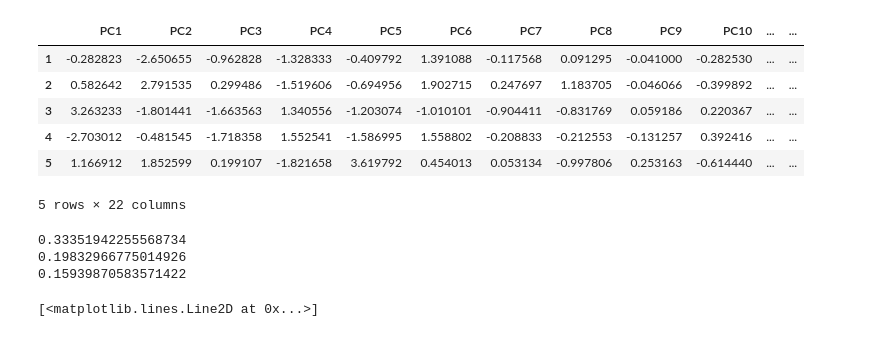
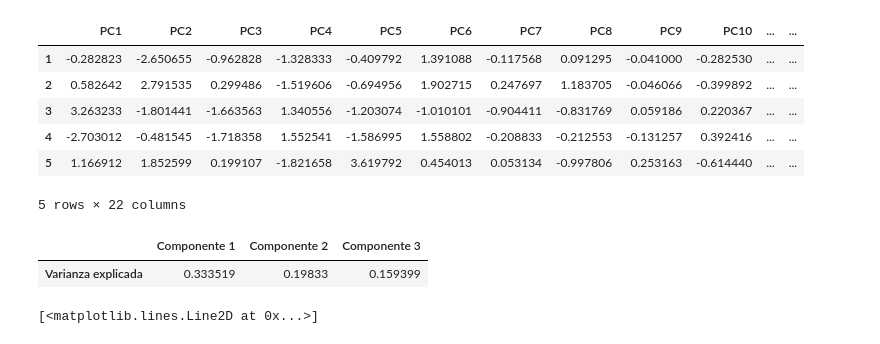
Before and after one commit to arantzaghg/lab_aprendizaje_estadistico, a Jupyter notebook: Tarea PCA- Arantza Gomez Haro Gamboa.ipynb, the cells around one changed output. Cells and saved outputs as stored; diff of their text form; code cells hidden in the pictures.

```diff
--- a/Tarea PCA- Arantza Gomez Haro Gamboa.ipynb
+++ b/Tarea PCA- Arantza Gomez Haro Gamboa.ipynb
@@ -87,13 +87,15 @@ x_components.head()
 | 5 | 1.166912 | 1.852599 | 0.199107 | -1.821658 | 3.619792 | 0.454013 | 0.053134 | -0.997806 | 0.253163 | -0.614440 | ... | ... |
 5 rows × 22 columns
 # %%
-print(objeto_pca.explained_variance_ratio_[0])
-print(objeto_pca.explained_variance_ratio_[1])
-print(objeto_pca.explained_variance_ratio_[2])
+tabla = pd.DataFrame({
+    'Componente 1': objeto_pca.explained_variance_ratio_[0],
+    'Componente 2': objeto_pca.explained_variance_ratio_[1],
+    'Componente 3': objeto_pca.explained_variance_ratio_[2]
+}, index = ['Varianza explicada'])
+tabla
 # %% [output]
-0.33351942255568734
-0.19832966775014926
-0.15939870583571422
+|  | Componente 1 | Componente 2 | Componente 3 |
+| Varianza explicada | 0.333519 | 0.19833 | 0.159399 |
 # %%
 plt.plot(objeto_pca.explained_variance_ratio_, marker = "o", color = "rosybrown")
 # %% [output]
```
Also changed, not shown: parts of 6 cells of this notebook.
